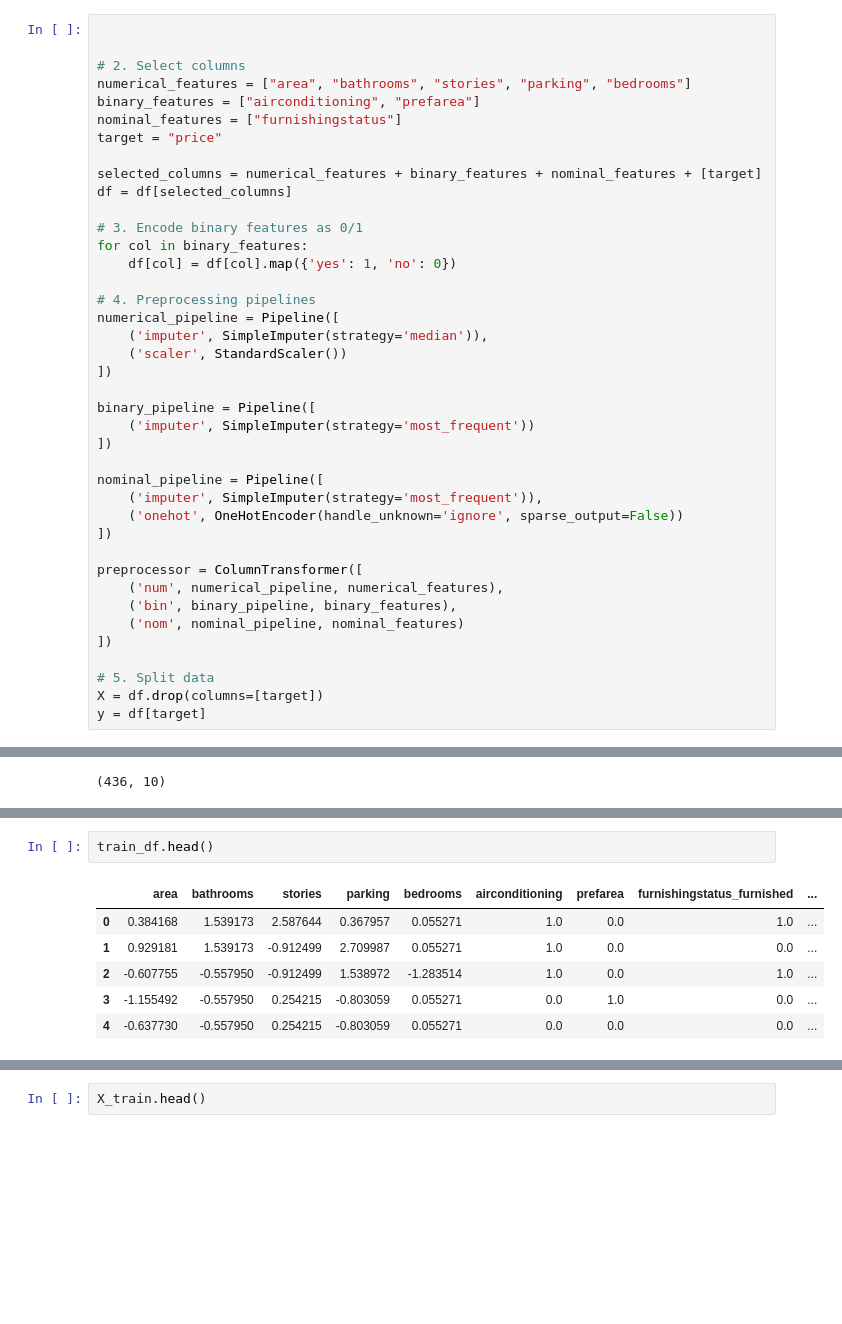
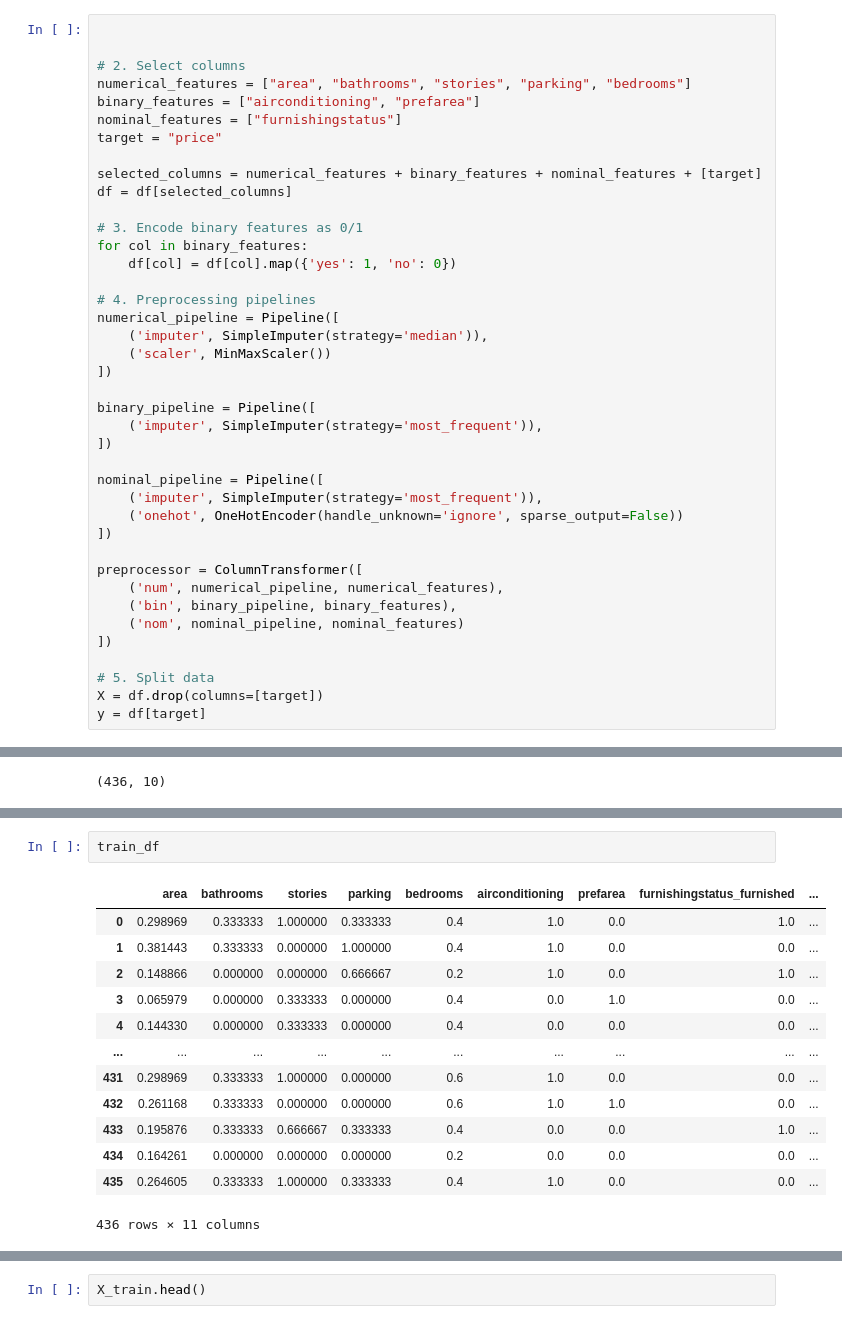
Before and after one commit to juan-c-s/house-price-predictor, a Jupyter notebook: src/house_price_predictor/data_eda/data_fetch.ipynb, the cells around one changed output, grey strips where cells are left out. Cells and saved outputs as stored; diff of their text form; blank space fills up the shorter version.

```diff
--- a/src/house_price_predictor/data_eda/data_fetch.ipynb
+++ b/src/house_price_predictor/data_eda/data_fetch.ipynb
@@ -130,11 +147,11 @@ for col in binary_features:
 # 4. Preprocessing pipelines
 numerical_pipeline = Pipeline([
     ('imputer', SimpleImputer(strategy='median')),
-    ('scaler', StandardScaler())
+    ('scaler', MinMaxScaler())
 ])
 
 binary_pipeline = Pipeline([
-    ('imputer', SimpleImputer(strategy='most_frequent'))
+    ('imputer', SimpleImputer(strategy='most_frequent')),
 ])
 
 nominal_pipeline = Pipeline([
@@ -197,14 +227,21 @@ print("Saved processed train and test sets to data/staged/")
 # %% [output]
 Saved processed train and test sets to data/staged/
 # %%
-train_df.head()
+train_df
 # %% [output]
 |  | area | bathrooms | stories | parking | bedrooms | airconditioning | prefarea | furnishingstatus_furnished | ... |
-| 0 | 0.384168 | 1.539173 | 2.587644 | 0.367957 | 0.055271 | 1.0 | 0.0 | 1.0 | ... |
-| 1 | 0.929181 | 1.539173 | -0.912499 | 2.709987 | 0.055271 | 1.0 | 0.0 | 0.0 | ... |
-| 2 | -0.607755 | -0.557950 | -0.912499 | 1.538972 | -1.283514 | 1.0 | 0.0 | 1.0 | ... |
-| 3 | -1.155492 | -0.557950 | 0.254215 | -0.803059 | 0.055271 | 0.0 | 1.0 | 0.0 | ... |
-| 4 | -0.637730 | -0.557950 | 0.254215 | -0.803059 | 0.055271 | 0.0 | 0.0 | 0.0 | ... |
+| 0 | 0.298969 | 0.333333 | 1.000000 | 0.333333 | 0.4 | 1.0 | 0.0 | 1.0 | ... |
+| 1 | 0.381443 | 0.333333 | 0.000000 | 1.000000 | 0.4 | 1.0 | 0.0 | 0.0 | ... |
+| 2 | 0.148866 | 0.000000 | 0.000000 | 0.666667 | 0.2 | 1.0 | 0.0 | 1.0 | ... |
+| 3 | 0.065979 | 0.000000 | 0.333333 | 0.000000 | 0.4 | 0.0 | 1.0 | 0.0 | ... |
+| 4 | 0.144330 | 0.000000 | 0.333333 | 0.000000 | 0.4 | 0.0 | 0.0 | 0.0 | ... |
+| ... | ... | ... | ... | ... | ... | ... | ... | ... | ... |
+| 431 | 0.298969 | 0.333333 | 1.000000 | 0.000000 | 0.6 | 1.0 | 0.0 | 0.0 | ... |
+| 432 | 0.261168 | 0.333333 | 0.000000 | 0.000000 | 0.6 | 1.0 | 1.0 | 0.0 | ... |
+| 433 | 0.195876 | 0.333333 | 0.666667 | 0.333333 | 0.4 | 0.0 | 0.0 | 1.0 | ... |
+| 434 | 0.164261 | 0.000000 | 0.000000 | 0.000000 | 0.2 | 0.0 | 0.0 | 0.0 | ... |
+| 435 | 0.264605 | 0.333333 | 1.000000 | 0.333333 | 0.4 | 1.0 | 0.0 | 0.0 | ... |
+436 rows × 11 columns
 # %%
 test_df.head()
 # %% [output]
```
Also changed, not shown: parts of 15 cells of this notebook, 7 other files.
